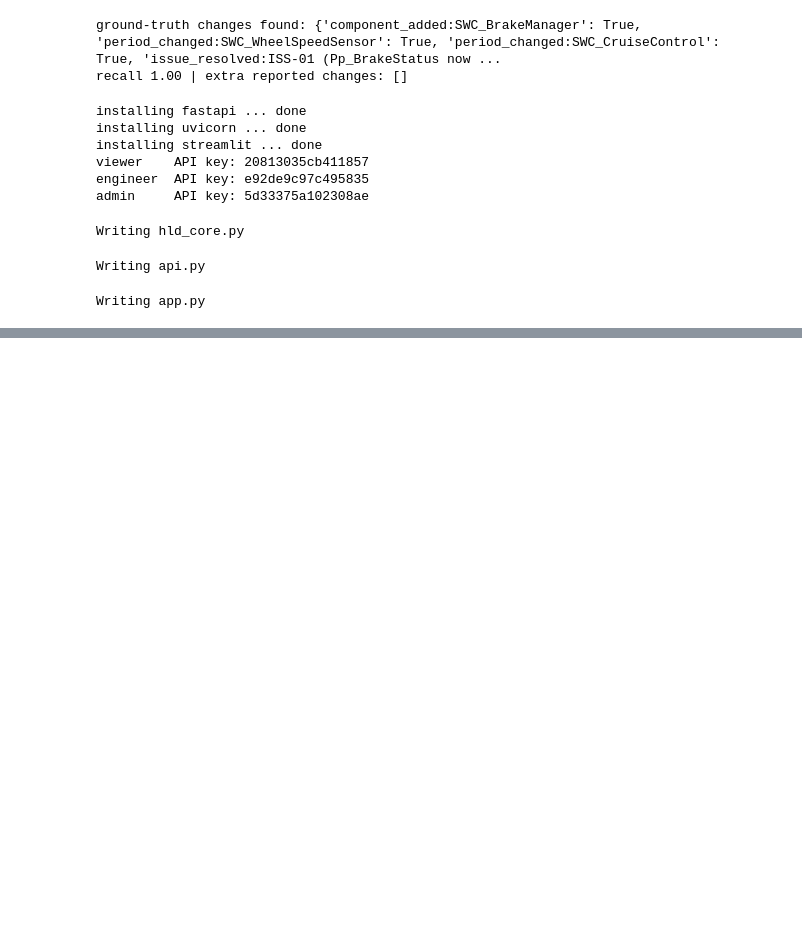
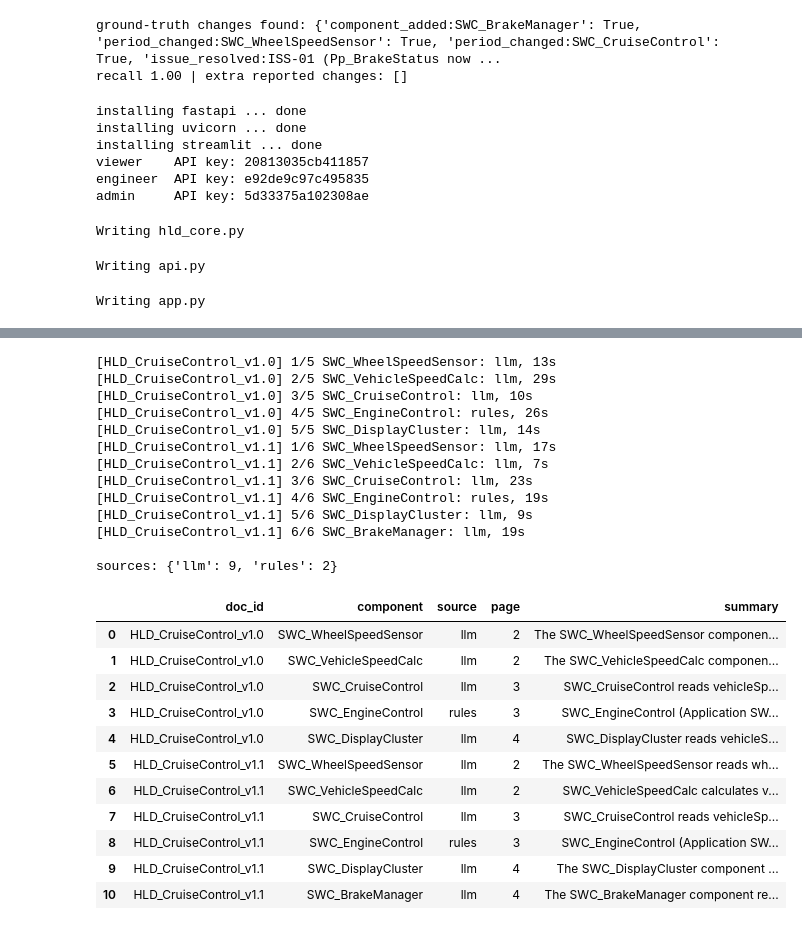
Before and after one commit to anbu789/SASTRA_ANBU-SELVAN-M_127003017_CS1_AIML, a Jupyter notebook: Code/Code.ipynb, the cells around one changed output, grey strips where cells are left out. Saved outputs shown, nothing was run; the diff lists cells and outputs as text; code cells hidden in the pictures; blank space fills up the shorter version.

```diff
--- a/Code/Code.ipynb
+++ b/Code/Code.ipynb
@@ -1599,0 +1927,3 @@ Terminal C (web app):
+# %%
+RUN_S2 = run_set(SET2, "set2_new_questions")
+print_run(RUN_S2)
@@ -1599,0 +1950,19 @@ Terminal C (web app):
+# %%
+G1 = {"Q01": (1, 1), "Q02": (1, 1), "Q03": (1, 1), "Q04": (1, 1), "Q05": (1, 1),
+      "Q06": (1, 1), "Q07": (1, 1), "Q08": (1, 1), "Q09": (1, 1), "Q10": (1, 0)}
+G2 = {"S01": (1, 1), "S02": (1, 1), "S03": (1, 1), "S04": (1, 1), "S05": (1, 1), "S06": (1, 1),
+      "S07": (1, 0), "S08": (1, 1), "S09": (1, 1),
+      "M01": (1, 1), "M02": (1, 0), "M03": (1, 1), "M04": (0, 1), "M06": (0, 0)}                        # set 2: fill (answer, citation)
+assert all(v is not None for v in {**G1, **G2}.values()), "Fill in a (answer, citation) grade for every question first"
+
+def summarise(name, grades, run):
+    n = len(grades); a = sum(x for x, _ in grades.values()); c = sum(y for _, y in grades.values()); b = sum(x and y for x, y in grades.values())
+    ref = [r for r in run if r["type"] != "answerable"]; ok = sum(r["status"] in ("not_found", "out_of_scope") for r in ref)
+    return dict(run=name, questions=n, answer_correct=f"{a}/{n}", citation_correct=f"{c}/{n}", both_correct=f"{b}/{n}", refusals=f"{ok}/{len(ref)}")
+
+old = json.load(open(ROOT/"Evaluation_Results"/"qa_manual_grades.json"))
+rows = [dict(run="Run 1, set 1 (original LLM-only)", questions=10, answer_correct="7/10", citation_correct="7/10", both_correct="5/10", refusals=old["refusals_correct"]),
+        summarise("Run 2, set 1 (after fixes; tuned on these questions)", G1, RUN_S1),
+        summarise("Run 2, set 2 (new questions, written after the router was designed)", G2, RUN_S2)]
+display(pd.DataFrame(rows))
+json.dump(dict(rows=rows, grades_set1=G1, grades_set2=G2), open(ROOT/"Evaluation_Results"/"qa_comparison.json", "w"), indent=2)
@@ -1599,0 +2120,48 @@ Terminal C (web app):
+# %%
+with db() as con:
+    con.execute("""CREATE TABLE IF NOT EXISTS summaries(doc_id TEXT, component TEXT, summary TEXT, source TEXT, verified INTEGER,
+        facts TEXT, section_id TEXT, page INTEGER, review_status TEXT DEFAULT 'pending', model TEXT, created_at TEXT)""")
+
+for doc_id in DOCS:
+    with db() as con: con.execute("DELETE FROM summaries WHERE doc_id=?", (doc_id,))
+    names = list(flow_facts(doc_id).keys())
+    for i, name in enumerate(names, 1):
+        t = time.time()
+        r = summarise_component(doc_id, name)
+        with db() as con:
+            con.execute("INSERT INTO summaries(doc_id,component,summary,source,verified,facts,section_id,page,model,created_at) VALUES(?,?,?,?,?,?,?,?,?,?)",
+                        (doc_id, name, r["summary"], r["source"], r["verified"], r["facts"], r["section_id"], r["page"], CFG["LLM_MODEL"], now()))
+        print(f'[{doc_id}] {i}/{len(names)} {name}: {r["source"]}, {time.time()-t:.0f}s')
+    audit("system", "flow_summaries", doc_id, f"{len(names)} components, model={CFG['LLM_MODEL']}")
+
+with db() as con:
+    df = pd.read_sql("SELECT doc_id, component, source, page, summary FROM summaries ORDER BY doc_id, rowid", con)
+print("\nsources:", df["source"].value_counts().to_dict())
+pd.set_option("display.max_colwidth", 220)
+display(df)
+# %% [output]
+[HLD_CruiseControl_v1.0] 1/5 SWC_WheelSpeedSensor: llm, 13s
+[HLD_CruiseControl_v1.0] 2/5 SWC_VehicleSpeedCalc: llm, 29s
+[HLD_CruiseControl_v1.0] 3/5 SWC_CruiseControl: llm, 10s
+[HLD_CruiseControl_v1.0] 4/5 SWC_EngineControl: rules, 26s
+[HLD_CruiseControl_v1.0] 5/5 SWC_DisplayCluster: llm, 14s
+[HLD_CruiseControl_v1.1] 1/6 SWC_WheelSpeedSensor: llm, 17s
+[HLD_CruiseControl_v1.1] 2/6 SWC_VehicleSpeedCalc: llm, 7s
+[HLD_CruiseControl_v1.1] 3/6 SWC_CruiseControl: llm, 23s
+[HLD_CruiseControl_v1.1] 4/6 SWC_EngineControl: rules, 19s
+[HLD_CruiseControl_v1.1] 5/6 SWC_DisplayCluster: llm, 9s
+[HLD_CruiseControl_v1.1] 6/6 SWC_BrakeManager: llm, 19s
+
+sources: {'llm': 9, 'rules': 2}
+|  | doc_id | component | source | page | summary |
+| 0 | HLD_CruiseControl_v1.0 | SWC_WheelSpeedSensor | llm | 2 | The SWC_WheelSpeedSensor componen... |
+| 1 | HLD_CruiseControl_v1.0 | SWC_VehicleSpeedCalc | llm | 2 | The SWC_VehicleSpeedCalc componen... |
+| 2 | HLD_CruiseControl_v1.0 | SWC_CruiseControl | llm | 3 | SWC_CruiseControl reads vehicleSp... |
+| 3 | HLD_CruiseControl_v1.0 | SWC_EngineControl | rules | 3 | SWC_EngineControl (Application SW... |
+| 4 | HLD_CruiseControl_v1.0 | SWC_DisplayCluster | llm | 4 | SWC_DisplayCluster reads vehicleS... |
+| 5 | HLD_CruiseControl_v1.1 | SWC_WheelSpeedSensor | llm | 2 | The SWC_WheelSpeedSensor reads wh... |
+| 6 | HLD_CruiseControl_v1.1 | SWC_VehicleSpeedCalc | llm | 2 | SWC_VehicleSpeedCalc calculates v... |
+| 7 | HLD_CruiseControl_v1.1 | SWC_CruiseControl | llm | 3 | SWC_CruiseControl reads vehicleSp... |
+| 8 | HLD_CruiseControl_v1.1 | SWC_EngineControl | rules | 3 | SWC_EngineControl (Application SW... |
+| 9 | HLD_CruiseControl_v1.1 | SWC_DisplayCluster | llm | 4 | The SWC_DisplayCluster component ... |
+| 10 | HLD_CruiseControl_v1.1 | SWC_BrakeManager | llm | 4 | The SWC_BrakeManager component re... |
```
Also changed, not shown: parts of 52 cells of this notebook, 36 other files.
